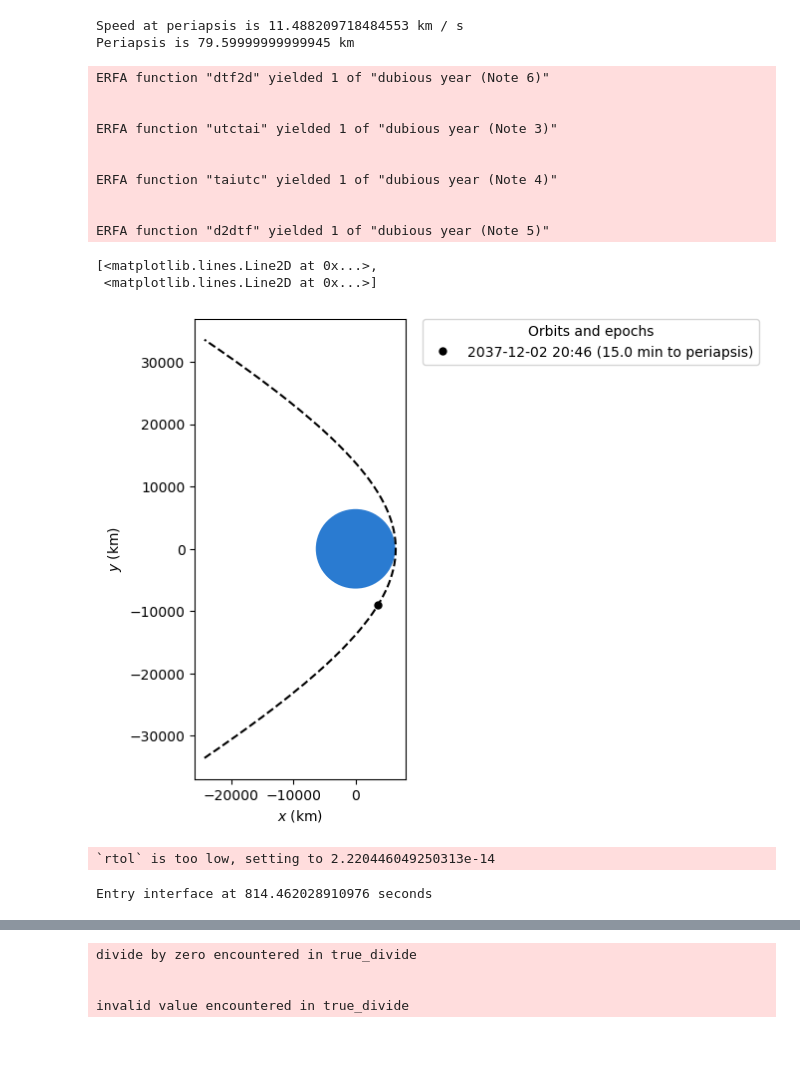
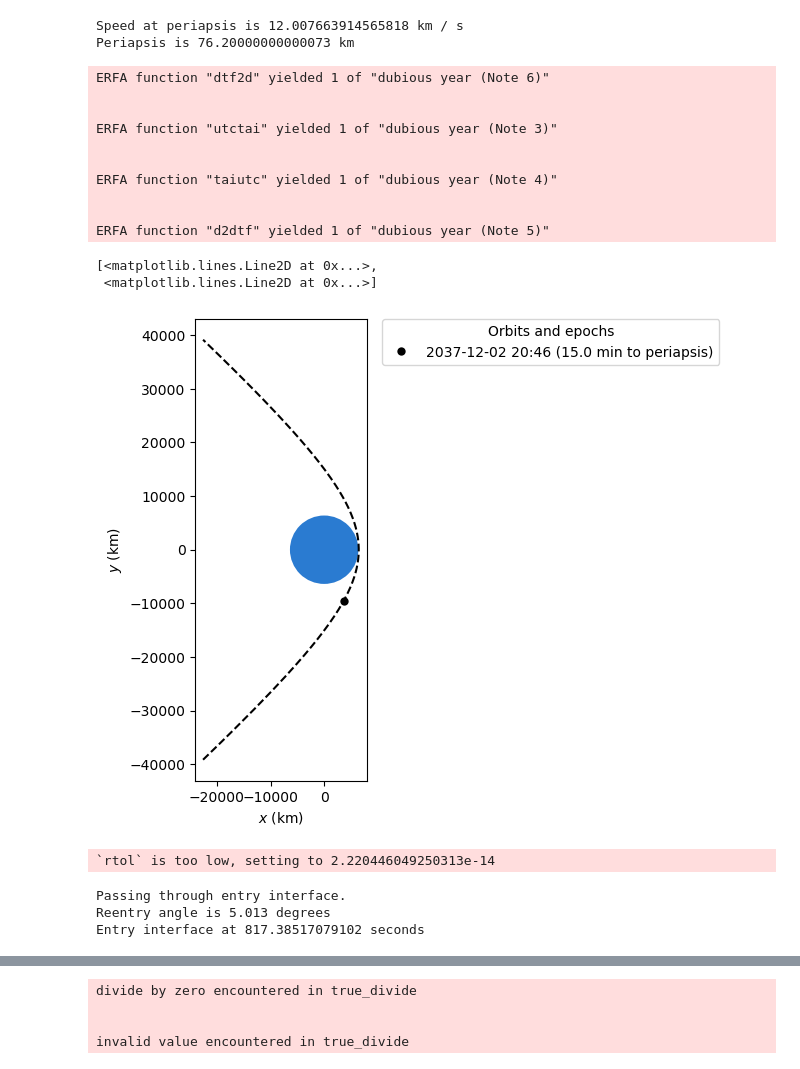
Before and after one commit to jackSN8/mars-3-months, a Jupyter notebook: hyperbolic-earth-entry.ipynb, the cells around one changed output, grey strips where cells are left out. Drawn from its saved outputs; the diff is of its cells as text; code cells hidden in the pictures.

Commit message:
work on saving entry data

```diff
--- a/hyperbolic-earth-entry.ipynb
+++ b/hyperbolic-earth-entry.ipynb
@@ -56,8 +56,8 @@ c_l = 4.3
 # %%
 body_2 = Earth
 #generate the hyperbolic entry orbit from the C3 calculated in the interplanerary traj
-c3_a = 8.53*(u.km**2)/(u.s**2)#arrival C3
-r_p = 79.6*u.km#arrival periapsis
+c3_a = 20.67*(u.km**2)/(u.s**2)#arrival C3
+r_p = 76.2*u.km#arrival periapsis
 date_arrival = time.Time("2037-12-02 21:01", scale="utc").tdb
 
 a_exit = -(body_2.k / c3_a).to(u.km)
@@ -68,36 +68,36 @@ initial_orbit = Orbit.from_classical(
     a_exit,
     ecc_exit,
     0 * u.deg,
     0 * u.deg,
     0 * u.deg,
     0 * u.deg,  # We don't mind
     time.Time(date_arrival, scale="utc"),
 )
 time_to_entry = 15*u.min
 
 #initial_orbit = Orbit.from_vectors(Earth,p,v)
 periapsis_orb = initial_orbit.propagate(-time_to_entry)
 print(f"Speed at periapsis is {np.linalg.norm(initial_orbit.v)}")
 print(f"Periapsis is {initial_orbit.r_p-Earth.R}")
 
 earth_ejection_plotter = StaticOrbitPlotter()
 earth_ejection_plotter.plot(periapsis_orb, label=f"{time_to_entry} to periapsis", color="k")
 # %% [output]
-Speed at periapsis is 11.488209718484553 km / s
-Periapsis is 79.59999999999945 km
+Speed at periapsis is 12.007663914565818 km / s
+Periapsis is 76.20000000000073 km
 ERFA function "dtf2d" yielded 1 of "dubious year (Note 6)"
 
 
 ERFA function "utctai" yielded 1 of "dubious year (Note 3)"
 
 
 ERFA function "taiutc" yielded 1 of "dubious year (Note 4)"
 
 
 ERFA function "d2dtf" yielded 1 of "dubious year (Note 5)"
 [<matplotlib.lines.Line2D at 0x...>,
  <matplotlib.lines.Line2D at 0x...>]
-[figure, old version]
+[figure, new version]
 # %%
 
 #hyperbolic orb parems
@@ -140,6 +140,7 @@ reentry_alts = []
 reentry_accs_dumb = []
 stagnation_heat_fluxs = []
 entry_interface = 0
+reentry_angle = 0
 
 lift_direction = 90#90 for inverted, -90 for normal, others to take roll into acount
 
@@ -159,11 +160,19 @@ def reentry_accel(accel):
         global reentry_alts
         global stagnation_heat_fluxs
         global reentry_accs_dumb
+        global reentry_angle
 
         if alt<999*u.km:
             density = 0*u.kg/(u.m**3)
             if(alt>0):
                 density = atmosphere.properties(alt)[2]#kg/m^3
+            if(reentry_angle == 0 and alt<120*u.km):
+                r_hat = p/np.linalg.norm(p)
+                AoA_lift_rot = R.from_euler('z',90,degrees=True)
+                #lift vector
+                theta_hat = AoA_lift_rot.apply(r_hat)
+                print("Passing through entry interface.")
+                reentry_angle = np.arccos(np.dot(v/norm_v,theta_hat))
 
             #f_d = 0.5*rho*v^2*C_d*a
             # print(f"density at {alt} is {density}")
@@ -210,7 +219,7 @@ def reentry_accel(accel):
                 reentry_time.append(t0)
                 reentry_alts.append(alt.value)
                 stagnation_heat_fluxs.append(qs)
-                reentry_accs_dumb.append((np.linalg.norm(drag_acc+lift_acc)*1e3))
+                reentry_accs_dumb.append((d_factor*np.linalg.norm(drag_acc+lift_acc)*1e3))
 
 
             #print(acc)
@@ -237,6 +246,8 @@ positions = propagate(
     events = events
 )
 impact_time = 0
+print(f"Reentry angle is {(180*reentry_angle)/Math.pi:.3f} degrees")
+
 if entry_interface >0:
     print(f"Entry interface at {entry_interface} seconds")
 if lithobrake_event.last_t.to(u.s)< prop_time:
@@ -254,7 +265,9 @@ tofs = np.linspace(0 * u.s, prop_time.to(u.s), num=prop_total)
 pos_spherical = positions.represent_as(SphericalRepresentation)
 # %% [output]
 `rtol` is too low, setting to 2.220446049250313e-14
-Entry interface at 814.462028910976 seconds
+Passing through entry interface.
+Reentry angle is 5.013 degrees
+Entry interface at 817.38517079102 seconds
 # %%
 if entry_interface >0:
     print(f"Entry interface at {entry_interface} seconds")
```
Also changed, not shown: parts of 3 cells of this notebook, 6 other files.
